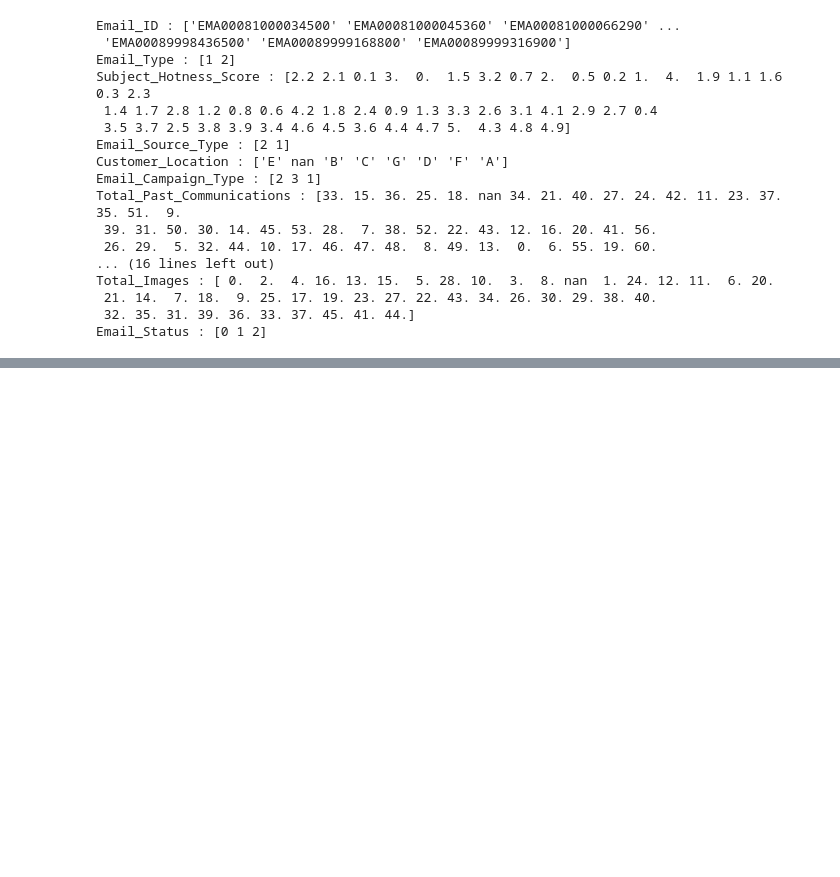
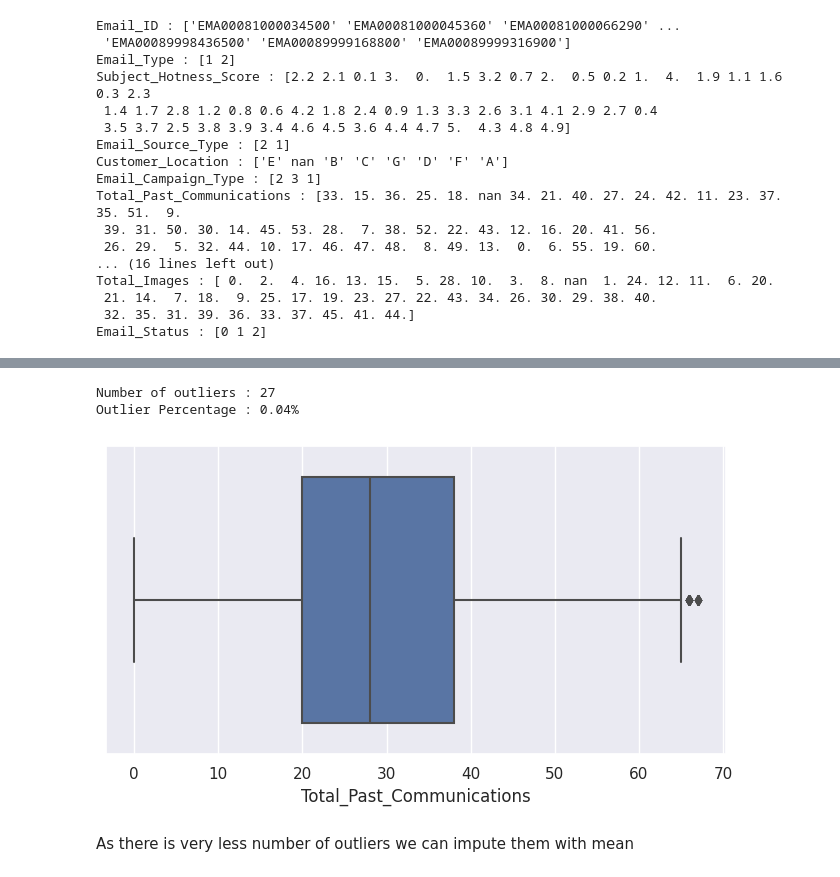
Before and after one commit to Sudar278/Email_Campaign_Effectiveness_Prediction-Classification-, a Jupyter notebook: Email_Campaign_Effectiveness_Prediction(Classification).ipynb, the cells around one changed output, grey strips where cells are left out. Saved outputs shown, nothing was run; the diff lists cells and outputs as text; code cells hidden in the pictures; blank space fills up the shorter version.

```diff
--- a/Email_Campaign_Effectiveness_Prediction(Classification).ipynb
+++ b/Email_Campaign_Effectiveness_Prediction(Classification).ipynb
@@ -80,0 +99,31 @@ import pickle
+# %%
+# Defining a function to generate a box plot
+def box_plot(dataframe,x,y=None):
+  sns.set_theme(rc={'figure.figsize':(8,4)})
+  if y != None:
+    sns.boxplot(data=dataframe,x=dataframe[x],y=dataframe[y],orient='h')
+  else:
+    sns.boxplot(data=dataframe,x=dataframe[x],y=None,orient='h')
+  plt.show()
+# %%
+# Defining a function to generate upper and lower outlier boundaryboundary
+
+def up_low_bound(dataframe,coloumn_name):
+  percntile_25=np.nanpercentile(dataframe[coloumn_name],25)
+  percntile_75=np.nanpercentile(dataframe[coloumn_name],75)
+  iqr=(percntile_75-percntile_25)
+  upper_bound=(percntile_75+1.5*iqr)
+  lower_bound=(percntile_25-1.5*iqr)
+  return (upper_bound,lower_bound)
+
+
+# Defining a function to generate outlier count and percentage
+def out_count_percen(dataframe,coloumn_name):
+  upper_bound,lower_bound=up_low_bound(dataframe,coloumn_name)
+  count=0
+  for value in dataframe[coloumn_name]:
+    if value > upper_bound or value < lower_bound:
+      count+=1
+  percent=round(count/dataframe.shape[0]*100,2)
+
+  return (count,percent)
@@ -173,0 +284,13 @@ Email_Status : [0 1 2]
+# %%
+# lets get a box to know the outliers Total_Past_Communications and to get the count and percentage of the box plot
+
+out_count,out_percent=out_count_percen(df,'Total_Past_Communications')
+print(f'Number of outliers : {out_count}')
+print(f'Outlier Percentage : {out_percent}%')
+box_plot(df,'Total_Past_Communications')
+# %% [output]
+Number of outliers : 27
+Outlier Percentage : 0.04%
+[figure, added]
+# %% [markdown]
+As there is very less number of outliers we can impute them with mean
```
Also changed, not shown: parts of 38 cells of this notebook.
